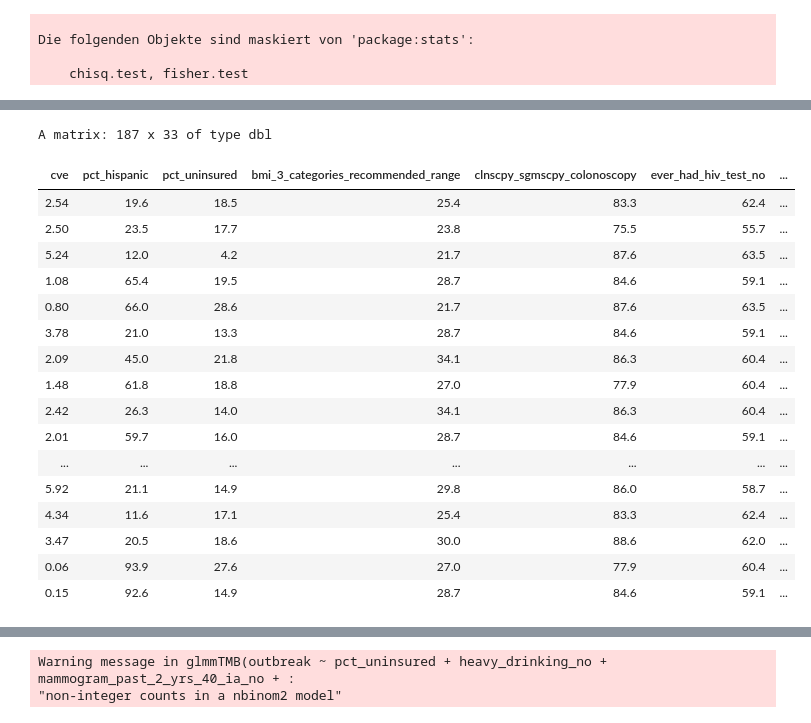
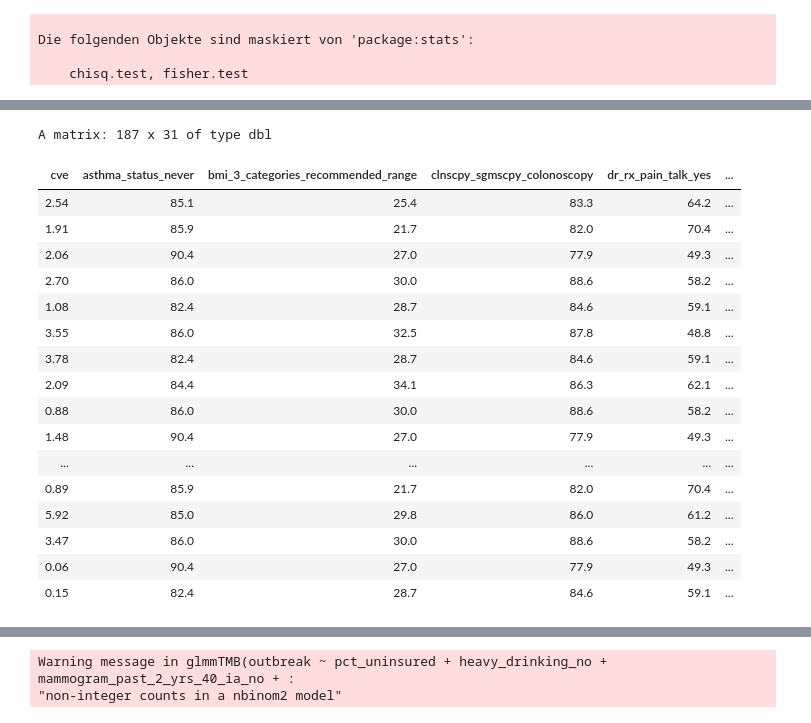
Before and after one commit to MuddORLab/Predicting-Measles-Outbreaks, a Jupyter notebook: 2026SP-stat/4automated_selection.ipynb, the cells around one changed output, grey strips where cells are left out. Drawn from its saved outputs; the diff is of its cells as text; code cells hidden in the pictures.

```diff
--- a/2026SP-stat/4automated_selection.ipynb
+++ b/2026SP-stat/4automated_selection.ipynb
@@ -80,54 +102,54 @@ Warning message in FUN(X[[i]], ...):
 # %%
 X <- as.matrix(train)
-y <- outcome
+y <- outbreak
 X <- X[, abs(cor(X, log(y + 1), use = "complete.obs", method = "spearman")) >= 0.1]
 
 # Start with full list of candidates
 candidates <- colnames(X)
 
 i <- 1
 while (i < length(candidates)) {
   j <- i + 1
   while (j <= length(candidates)) {
     rho <- cor(X[, candidates[i]], X[, candidates[j]],
                method = "spearman", use = "complete.obs")
     if (abs(rho) >= 0.7) {
       # Drop whichever has weaker correlation with outcome
       rho_i <- abs(cor(X[, candidates[i]], log(y + 1), method = "spearman", use = "complete.obs"))
       rho_j <- abs(cor(X[, candidates[j]], log(y + 1), method = "spearman", use = "complete.obs"))
       if (rho_i >= rho_j) {
         candidates <- candidates[-j]
       } else {
         candidates <- candidates[-i]
         j <- i + 1
       }
     } else {
       j <- j + 1
     }
   }
   i <- i + 1
 }
 
 X <- X[, candidates]
 X
 # %% [output]
-A matrix: 187 x 33 of type dbl
+A matrix: 187 x 31 of type dbl
-| cve | pct_hispanic | pct_uninsured | bmi_3_categories_recommended_range | clnscpy_sgmscpy_colonoscopy | ever_had_hiv_test_no | ... |
-| 2.54 | 19.6 | 18.5 | 25.4 | 83.3 | 62.4 | ... |
-| 2.50 | 23.5 | 17.7 | 23.8 | 75.5 | 55.7 | ... |
-| 5.24 | 12.0 | 4.2 | 21.7 | 87.6 | 63.5 | ... |
-| 1.08 | 65.4 | 19.5 | 28.7 | 84.6 | 59.1 | ... |
-| 0.80 | 66.0 | 28.6 | 21.7 | 87.6 | 63.5 | ... |
-| 3.78 | 21.0 | 13.3 | 28.7 | 84.6 | 59.1 | ... |
-| 2.09 | 45.0 | 21.8 | 34.1 | 86.3 | 60.4 | ... |
-| 1.48 | 61.8 | 18.8 | 27.0 | 77.9 | 60.4 | ... |
-| 2.42 | 26.3 | 14.0 | 34.1 | 86.3 | 60.4 | ... |
-| 2.01 | 59.7 | 16.0 | 28.7 | 84.6 | 59.1 | ... |
-| ... | ... | ... | ... | ... | ... | ... |
-| 5.92 | 21.1 | 14.9 | 29.8 | 86.0 | 58.7 | ... |
-| 4.34 | 11.6 | 17.1 | 25.4 | 83.3 | 62.4 | ... |
-| 3.47 | 20.5 | 18.6 | 30.0 | 88.6 | 62.0 | ... |
-| 0.06 | 93.9 | 27.6 | 27.0 | 77.9 | 60.4 | ... |
-| 0.15 | 92.6 | 14.9 | 28.7 | 84.6 | 59.1 | ... |
+| cve | asthma_status_never | bmi_3_categories_recommended_range | clnscpy_sgmscpy_colonoscopy | dr_rx_pain_talk_yes | ... |
+| 2.54 | 85.1 | 25.4 | 83.3 | 64.2 | ... |
+| 1.91 | 85.9 | 21.7 | 82.0 | 70.4 | ... |
+| 2.06 | 90.4 | 27.0 | 77.9 | 49.3 | ... |
+| 2.70 | 86.0 | 30.0 | 88.6 | 58.2 | ... |
+| 1.08 | 82.4 | 28.7 | 84.6 | 59.1 | ... |
+| 3.55 | 86.0 | 32.5 | 87.8 | 48.8 | ... |
+| 3.78 | 82.4 | 28.7 | 84.6 | 59.1 | ... |
+| 2.09 | 84.4 | 34.1 | 86.3 | 62.1 | ... |
+| 0.88 | 86.0 | 30.0 | 88.6 | 58.2 | ... |
+| 1.48 | 90.4 | 27.0 | 77.9 | 49.3 | ... |
+| ... | ... | ... | ... | ... | ... |
+| 0.89 | 85.9 | 21.7 | 82.0 | 70.4 | ... |
+| 5.92 | 85.0 | 29.8 | 86.0 | 61.2 | ... |
+| 3.47 | 86.0 | 30.0 | 88.6 | 58.2 | ... |
+| 0.06 | 90.4 | 27.0 | 77.9 | 49.3 | ... |
+| 0.15 | 82.4 | 28.7 | 84.6 | 59.1 | ... |
 # %%
 set.seed(100)
```
Also changed, not shown: parts of 4 cells of this notebook, 2 other files.
